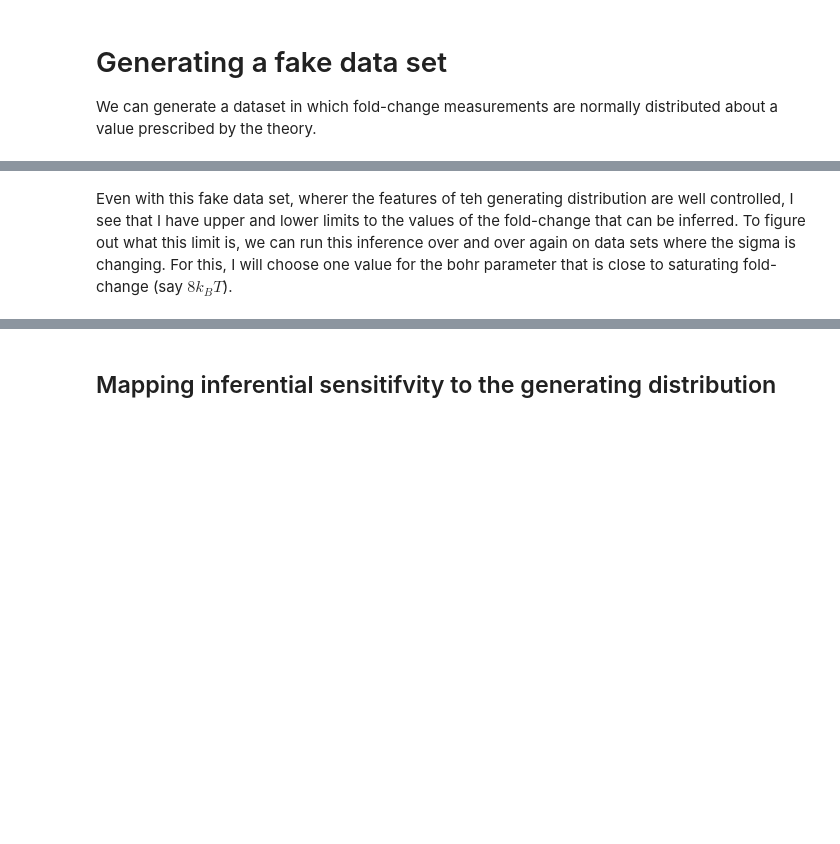
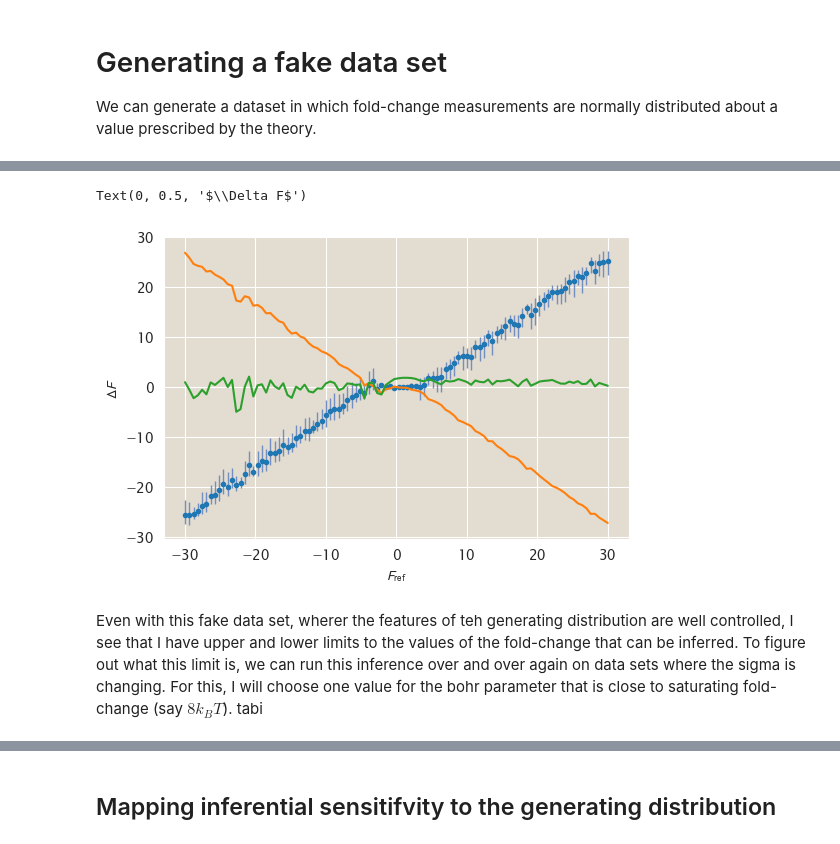
Before and after one commit to RPGroup-PBoC/mwc_mutants, a Jupyter notebook: code/analysis/Exploring_fc_error.ipynb, the cells around one changed output, grey strips where cells are left out. Saved outputs shown, nothing was run; the diff lists cells and outputs as text; code cells hidden in the pictures; blank space fills up the shorter version.

```diff
--- a/code/analysis/Exploring_fc_error.ipynb
+++ b/code/analysis/Exploring_fc_error.ipynb
@@ -70,2 +75,19 @@ plt.plot(true_bohr, (1 + np.exp(-true_bohr))**-1, 'k-')
+# %%
+plt.figure(dpi=100)
+dbohr = stats[stats['parameter']=='delta_bohr']
+_sigma = stats[stats['parameter']=='fc_sigma']
+_fc_mu = stats[stats['parameter']=='fc_mu']
+plt.plot(true_bohr, dbohr['median'], '.')
+plt.vlines(true_bohr, dbohr['hpd_min'], dbohr['hpd_max'], color=pboc['blue'], lw=1)
+plt.plot(true_bohr, -true_bohr - np.log(np.sqrt(1/(_fc_mu['median'] - sigma)**2) - 1))
+plt.plot(true_bohr, dbohr['median'] - (true_bohr + np.log((1/(_fc_mu['median'].values-sigma)**2) -1))+\
+        np.log((1/sigma) -1))
+
+plt.xlabel('$F_\mathrm{ref}$')
+plt.ylabel('$\Delta F$')
+# %% [output]
+Text(0, 0.5, '$\\Delta F$')
+[figure, added]
 # %% [markdown]
 Even with this fake data set, wherer the features of teh generating distribution are well controlled, I see that I have upper and lower limits to the values of the fold-change that can be inferred. To figure out what this limit is, we can run this inference over and over again on data sets where the sigma is changing. For this, I will choose one value for the bohr parameter that is close to saturating fold-change (say $8 k_BT$).
+tabi
```
Also changed, not shown: parts of 19 cells of this notebook, 6 other files.
